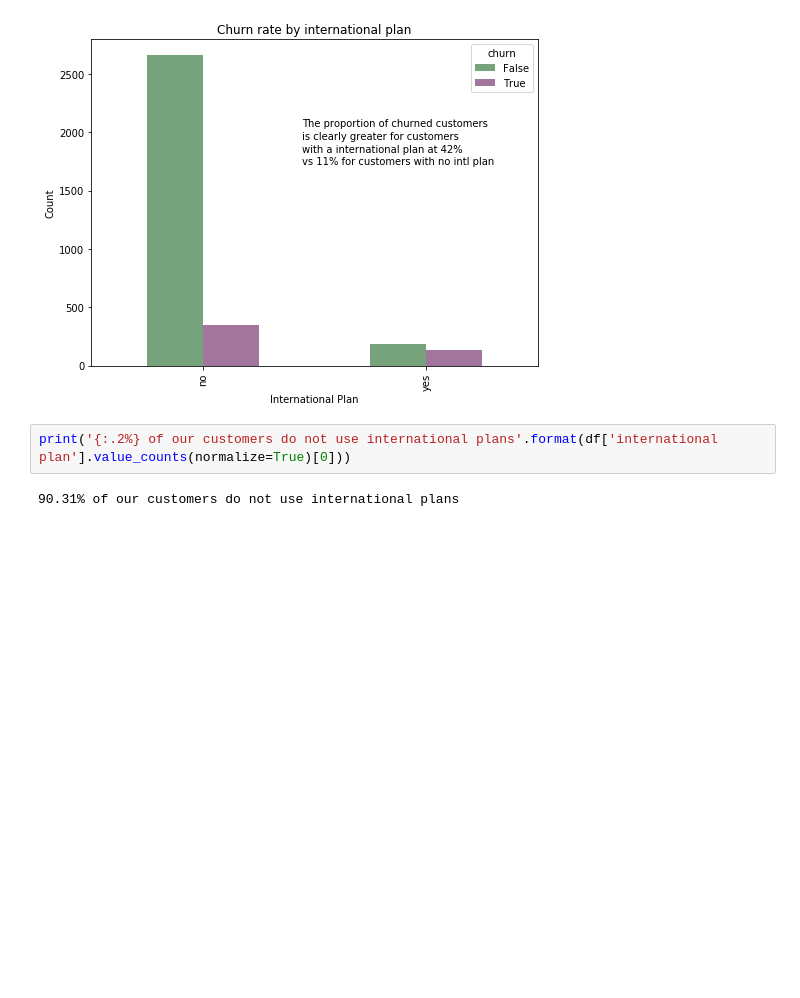
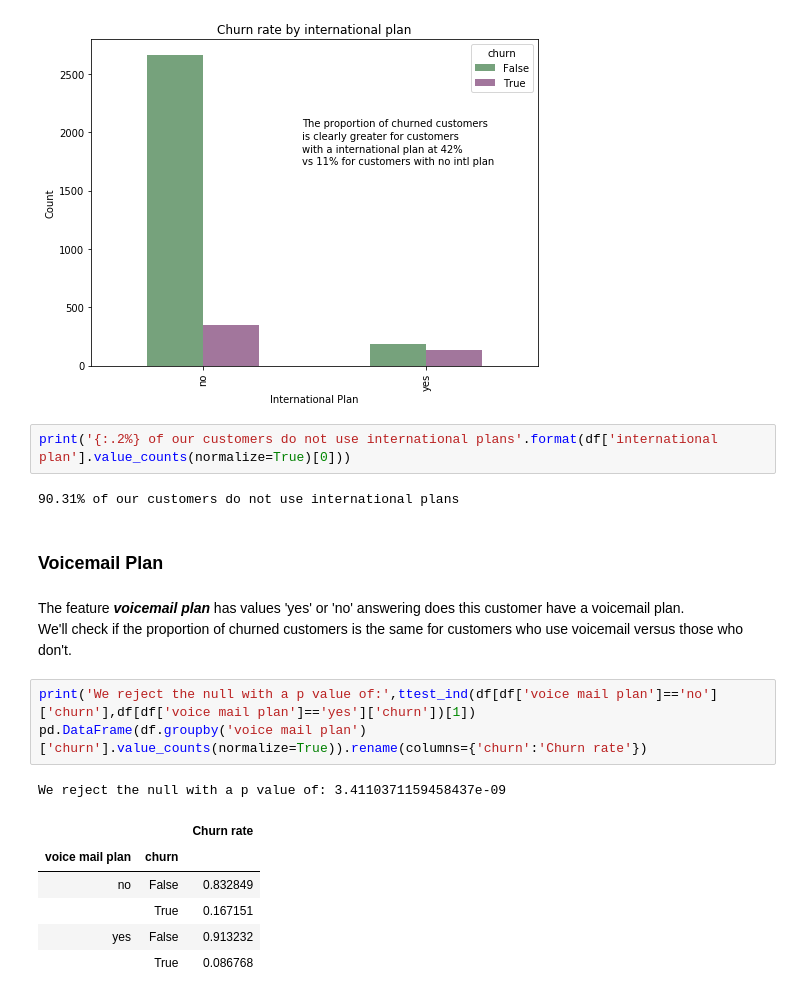
Before and after one commit to LeDorean/churn_analysis, a Jupyter notebook: notebooks/exploratory.ipynb, the cells around one changed output. Saved outputs shown, nothing was run; the diff lists cells and outputs as text; blank space fills up the shorter version.

```diff
--- a/notebooks/exploratory.ipynb
+++ b/notebooks/exploratory.ipynb
@@ -183,3 +183,19 @@ plt.rcParams.update({'font.size': 10.5})
 print('{:.2%} of our customers do not use international plans'.format(df['international plan'].value_counts(normalize=True)[0]))
 # %% [output]
 90.31% of our customers do not use international plans
+# %% [markdown]
+### Voicemail Plan
+# %% [markdown]
+The feature __*voicemail plan*__ has values 'yes' or 'no' answering does this customer have a voicemail plan.<br>
+We'll check if the proportion of churned customers is the same for customers who use voicemail versus those who don't.
+# %%
+print('We reject the null with a p value of:',ttest_ind(df[df['voice mail plan']=='no']['churn'],df[df['voice mail plan']=='yes']['churn'])[1])
+pd.DataFrame(df.groupby('voice mail plan')['churn'].value_counts(normalize=True)).rename(columns={'churn':'Churn rate'})
+# %% [output]
+We reject the null with a p value of: 3.4110371159458437e-09
+|  |  | Churn rate |
+| voice mail plan | churn |  |
+| no | False | 0.832849 |
+|  | True | 0.167151 |
+| yes | False | 0.913232 |
+|  | True | 0.086768 |
```
Also changed, not shown: parts of 1 cell of this notebook.
